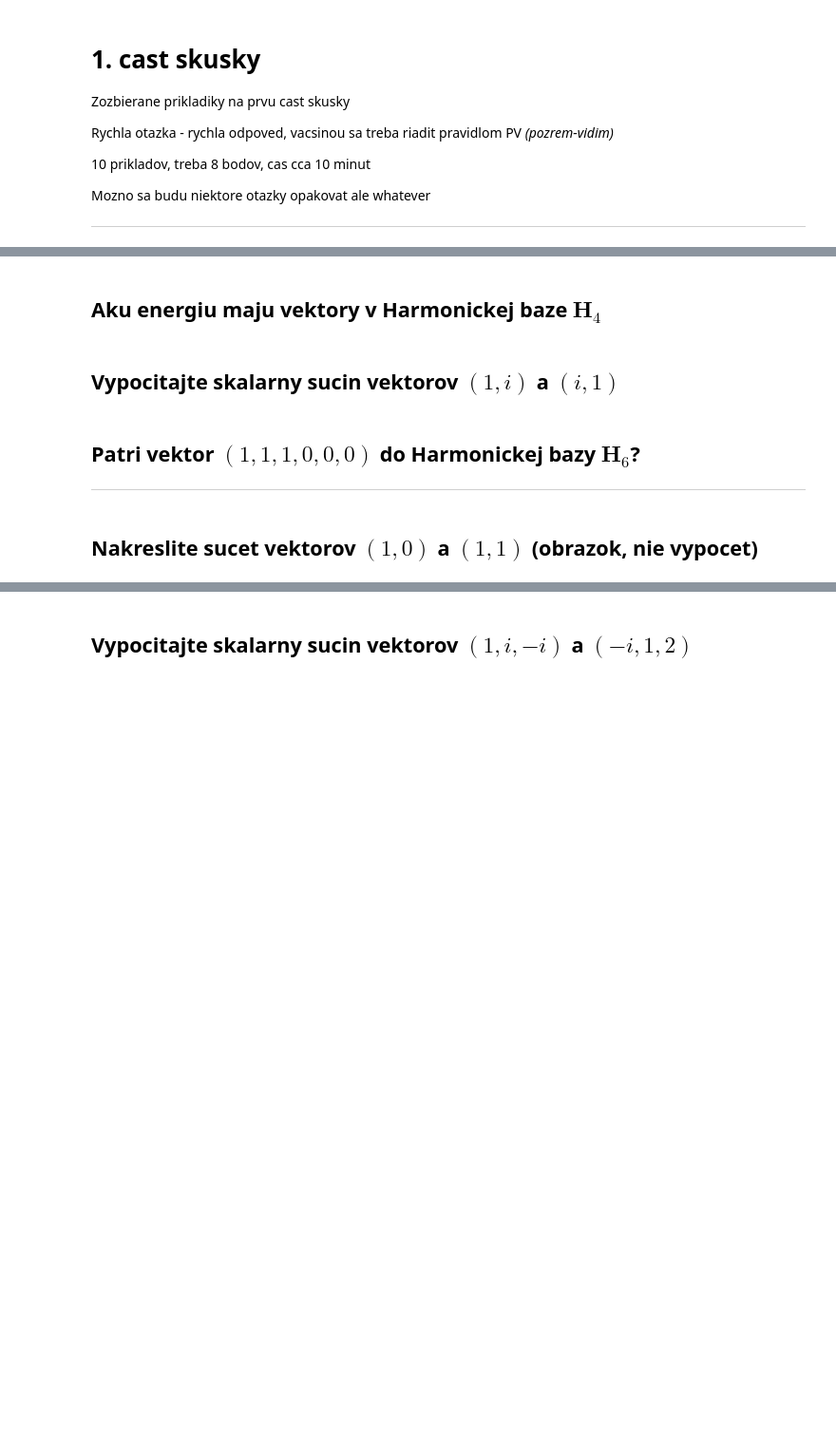
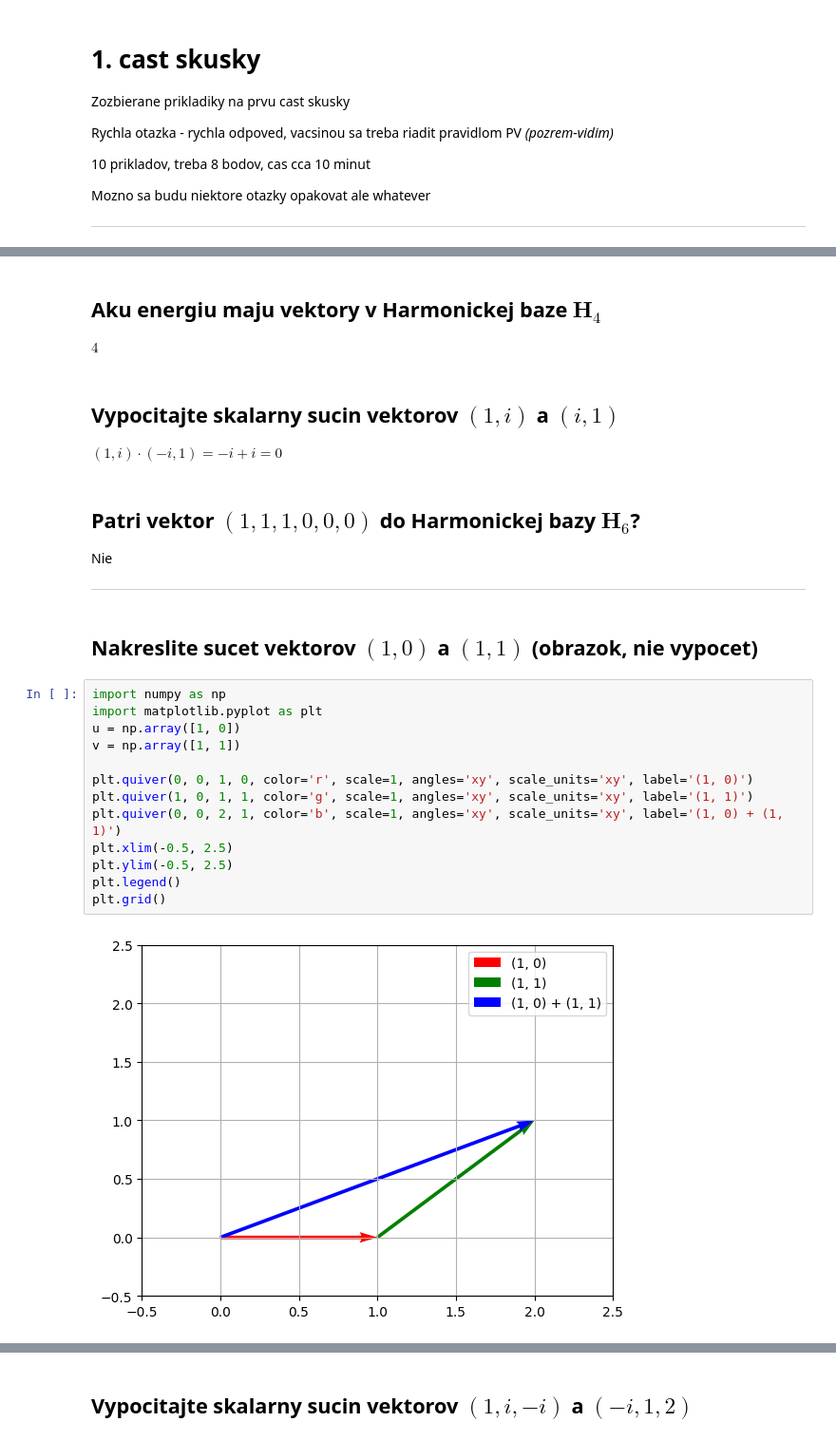
Before and after one commit to cyprich/AP, a Jupyter notebook: pythonoviny/99_skuska_1_cast.ipynb, the cells around one changed output, grey strips where cells are left out. Shown at 95% size. Saved outputs shown, nothing was run; the diff lists cells and outputs as text; blank space fills up the shorter version.

```diff
--- a/pythonoviny/99_skuska_1_cast.ipynb
+++ b/pythonoviny/99_skuska_1_cast.ipynb
@@ -71,12 +185,33 @@ Mozno sa budu niektore otazky opakovat ale whatever
 # %% [markdown]
 ## Aku energiu maju vektory v Harmonickej baze $\mathbf{H}_4$
+
+$4$
 # %% [markdown]
 ## Vypocitajte skalarny sucin vektorov $(1, i)$ a $(i, 1)$
+
+$(1, i) \cdot (-i, 1) = -i + i = 0$
 # %% [markdown]
 ## Patri vektor $(1, 1, 1, 0, 0, 0)$ do Harmonickej bazy $\mathbf{H}_6$?
 
+Nie
+
 ---
 # %% [markdown]
 ## Nakreslite sucet vektorov $(1, 0)$ a $(1, 1)$ (obrazok, nie vypocet)
+# %%
+import numpy as np
+import matplotlib.pyplot as plt
+u = np.array([1, 0])
+v = np.array([1, 1])
+
+plt.quiver(0, 0, 1, 0, color='r', scale=1, angles='xy', scale_units='xy', label='(1, 0)')
+plt.quiver(1, 0, 1, 1, color='g', scale=1, angles='xy', scale_units='xy', label='(1, 1)')
+plt.quiver(0, 0, 2, 1, color='b', scale=1, angles='xy', scale_units='xy', label='(1, 0) + (1, 1)')
+plt.xlim(-0.5, 2.5)
+plt.ylim(-0.5, 2.5)
+plt.legend()
+plt.grid()
+# %% [output]
+[figure, added]
 # %% [markdown]
 ## Napiste cislo $z = 1 + i$ v exponencialnom tvare
```
Also changed, not shown: parts of 46 cells of this notebook, 3 other files.
